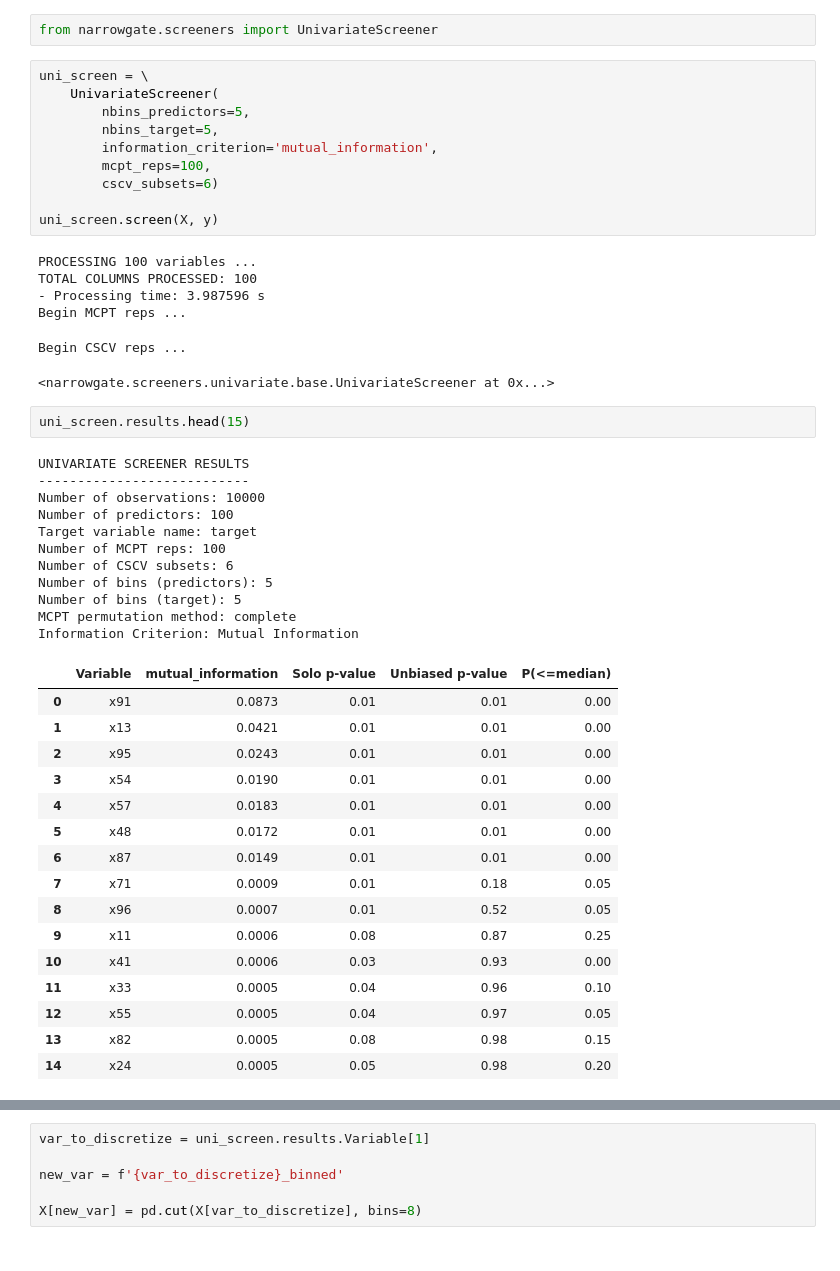
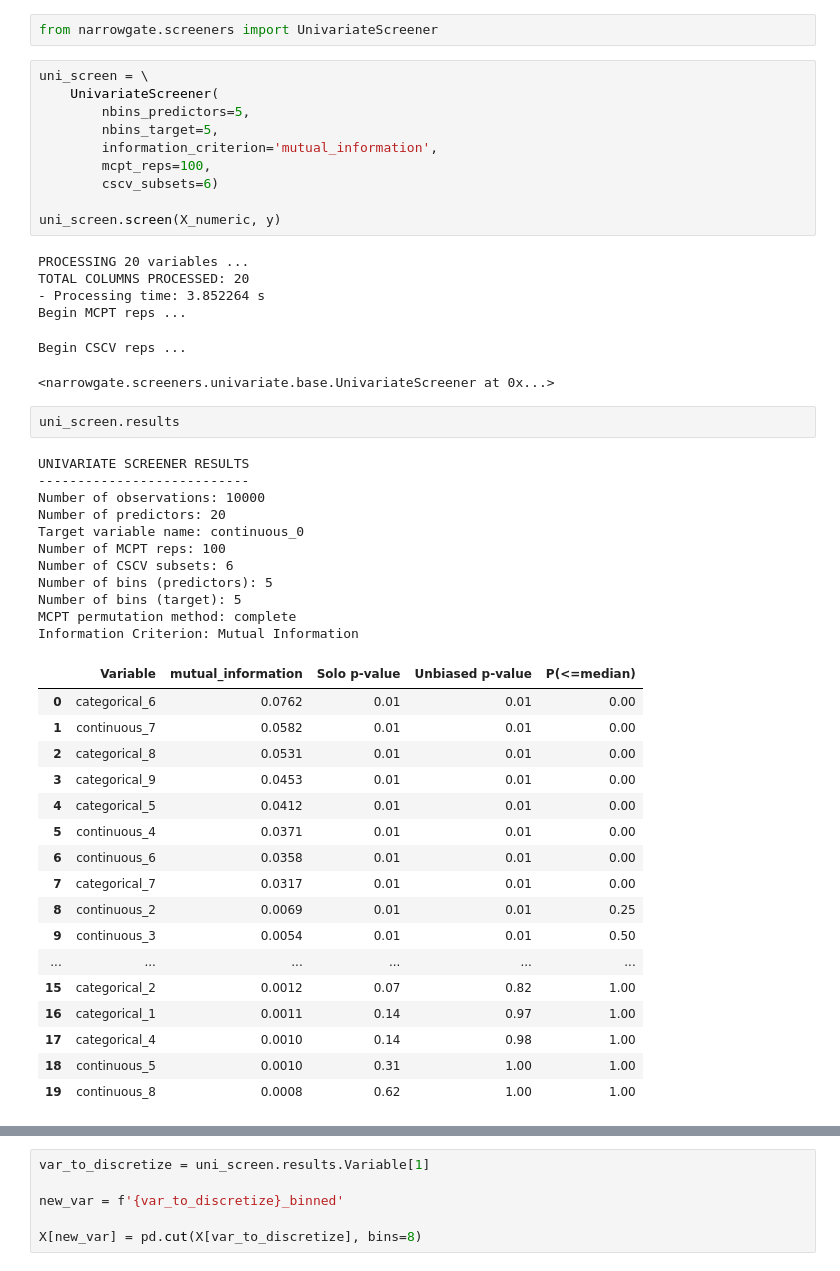
Before and after one commit to narrowgateai/narrowgateai.github.io, a Jupyter notebook: notebooks/nominal2ordinal/nominal2ordinal.ipynb, the cells around one changed output, grey strips where cells are left out. Saved outputs shown, nothing was run; the diff lists cells and outputs as text.

```diff
--- a/notebooks/nominal2ordinal/nominal2ordinal.ipynb
+++ b/notebooks/nominal2ordinal/nominal2ordinal.ipynb
@@ -45,42 +108,43 @@ uni_screen = \
         mcpt_reps=100,
         cscv_subsets=6)
 
-uni_screen.screen(X, y)
+uni_screen.screen(X_numeric, y)
 # %% [output]
-PROCESSING 100 variables ...
-TOTAL COLUMNS PROCESSED: 100
-- Processing time: 3.987596 s
+PROCESSING 20 variables ...
+TOTAL COLUMNS PROCESSED: 20
+- Processing time: 3.852264 s
 Begin MCPT reps ...
 Begin CSCV reps ...
 <narrowgate.screeners.univariate.base.UnivariateScreener at 0x...>
 # %%
-uni_screen.results.head(15)
+uni_screen.results
 # %% [output]
 UNIVARIATE SCREENER RESULTS
 ---------------------------
 Number of observations: 10000
-Number of predictors: 100
-Target variable name: target
+Number of predictors: 20
+Target variable name: continuous_0
 Number of MCPT reps: 100
 Number of CSCV subsets: 6
 Number of bins (predictors): 5
 Number of bins (target): 5
 MCPT permutation method: complete
 Information Criterion: Mutual Information
 |  | Variable | mutual_information | Solo p-value | Unbiased p-value | P(<=median) |
-| 0 | x91 | 0.0873 | 0.01 | 0.01 | 0.00 |
-| 1 | x13 | 0.0421 | 0.01 | 0.01 | 0.00 |
-| 2 | x95 | 0.0243 | 0.01 | 0.01 | 0.00 |
-| 3 | x54 | 0.0190 | 0.01 | 0.01 | 0.00 |
-| 4 | x57 | 0.0183 | 0.01 | 0.01 | 0.00 |
-| 5 | x48 | 0.0172 | 0.01 | 0.01 | 0.00 |
-| 6 | x87 | 0.0149 | 0.01 | 0.01 | 0.00 |
-| 7 | x71 | 0.0009 | 0.01 | 0.18 | 0.05 |
-| 8 | x96 | 0.0007 | 0.01 | 0.52 | 0.05 |
-| 9 | x11 | 0.0006 | 0.08 | 0.87 | 0.25 |
-| 10 | x41 | 0.0006 | 0.03 | 0.93 | 0.00 |
-| 11 | x33 | 0.0005 | 0.04 | 0.96 | 0.10 |
-| 12 | x55 | 0.0005 | 0.04 | 0.97 | 0.05 |
-| 13 | x82 | 0.0005 | 0.08 | 0.98 | 0.15 |
-| 14 | x24 | 0.0005 | 0.05 | 0.98 | 0.20 |
+| 0 | categorical_6 | 0.0762 | 0.01 | 0.01 | 0.00 |
+| 1 | continuous_7 | 0.0582 | 0.01 | 0.01 | 0.00 |
+| 2 | categorical_8 | 0.0531 | 0.01 | 0.01 | 0.00 |
+| 3 | categorical_9 | 0.0453 | 0.01 | 0.01 | 0.00 |
+| 4 | categorical_5 | 0.0412 | 0.01 | 0.01 | 0.00 |
+| 5 | continuous_4 | 0.0371 | 0.01 | 0.01 | 0.00 |
+| 6 | continuous_6 | 0.0358 | 0.01 | 0.01 | 0.00 |
+| 7 | categorical_7 | 0.0317 | 0.01 | 0.01 | 0.00 |
+| 8 | continuous_2 | 0.0069 | 0.01 | 0.01 | 0.25 |
+| 9 | continuous_3 | 0.0054 | 0.01 | 0.01 | 0.50 |
+| ... | ... | ... | ... | ... | ... |
+| 15 | categorical_2 | 0.0012 | 0.07 | 0.82 | 1.00 |
+| 16 | categorical_1 | 0.0011 | 0.14 | 0.97 | 1.00 |
+| 17 | categorical_4 | 0.0010 | 0.14 | 0.98 | 1.00 |
+| 18 | continuous_5 | 0.0010 | 0.31 | 1.00 | 1.00 |
+| 19 | continuous_8 | 0.0008 | 0.62 | 1.00 | 1.00 |
 # %% [markdown]
```
Also changed, not shown: parts of 26 cells of this notebook, 35 other files.
